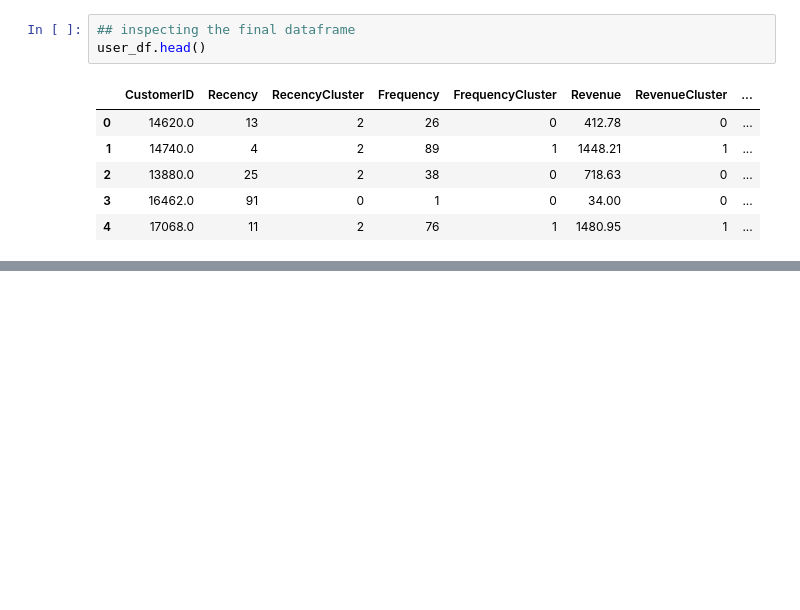
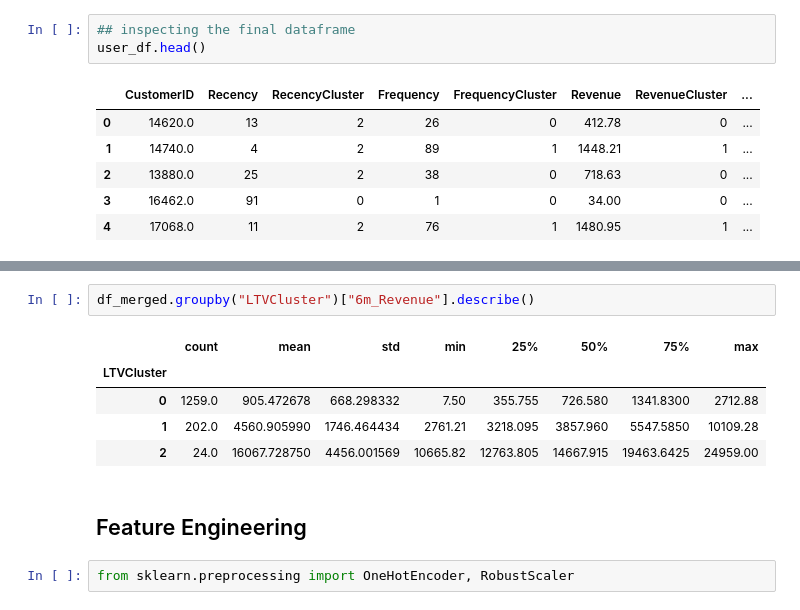
Before and after one commit to GarritWilsonDS/clv_prediction, a Jupyter notebook: notebooks/clv_predictions.ipynb, the cells around one changed output, grey strips where cells are left out. Drawn from its saved outputs; the diff is of its cells as text; blank space fills up the shorter version.

```diff
--- a/notebooks/clv_predictions.ipynb
+++ b/notebooks/clv_predictions.ipynb
@@ -564,0 +586,12 @@ plt.xlabel("RFM - Customer Segment", size= 15);
+# %%
+df_merged.groupby("LTVCluster")["6m_Revenue"].describe()
+# %% [output]
+|  | count | mean | std | min | 25% | 50% | 75% | max |
+| LTVCluster |  |  |  |  |  |  |  |  |
+| 0 | 1259.0 | 905.472678 | 668.298332 | 7.50 | 355.755 | 726.580 | 1341.8300 | 2712.88 |
+| 1 | 202.0 | 4560.905990 | 1746.464434 | 2761.21 | 3218.095 | 3857.960 | 5547.5850 | 10109.28 |
+| 2 | 24.0 | 16067.728750 | 4456.001569 | 10665.82 | 12763.805 | 14667.915 | 19463.6425 | 24959.00 |
+# %% [markdown]
+## Feature Engineering
+# %%
+from sklearn.preprocessing import OneHotEncoder, RobustScaler
```
Also changed, not shown: parts of 46 cells of this notebook.
